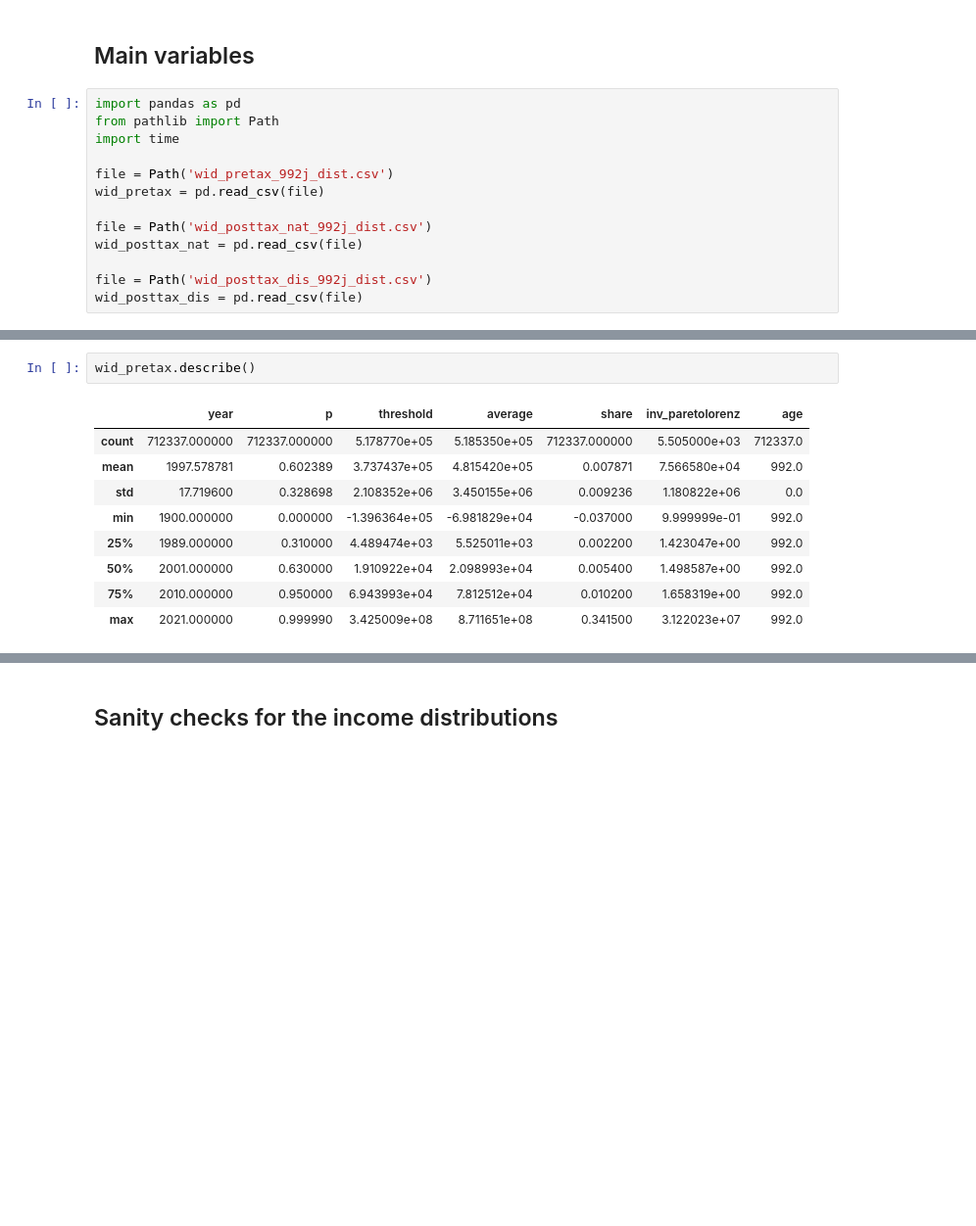
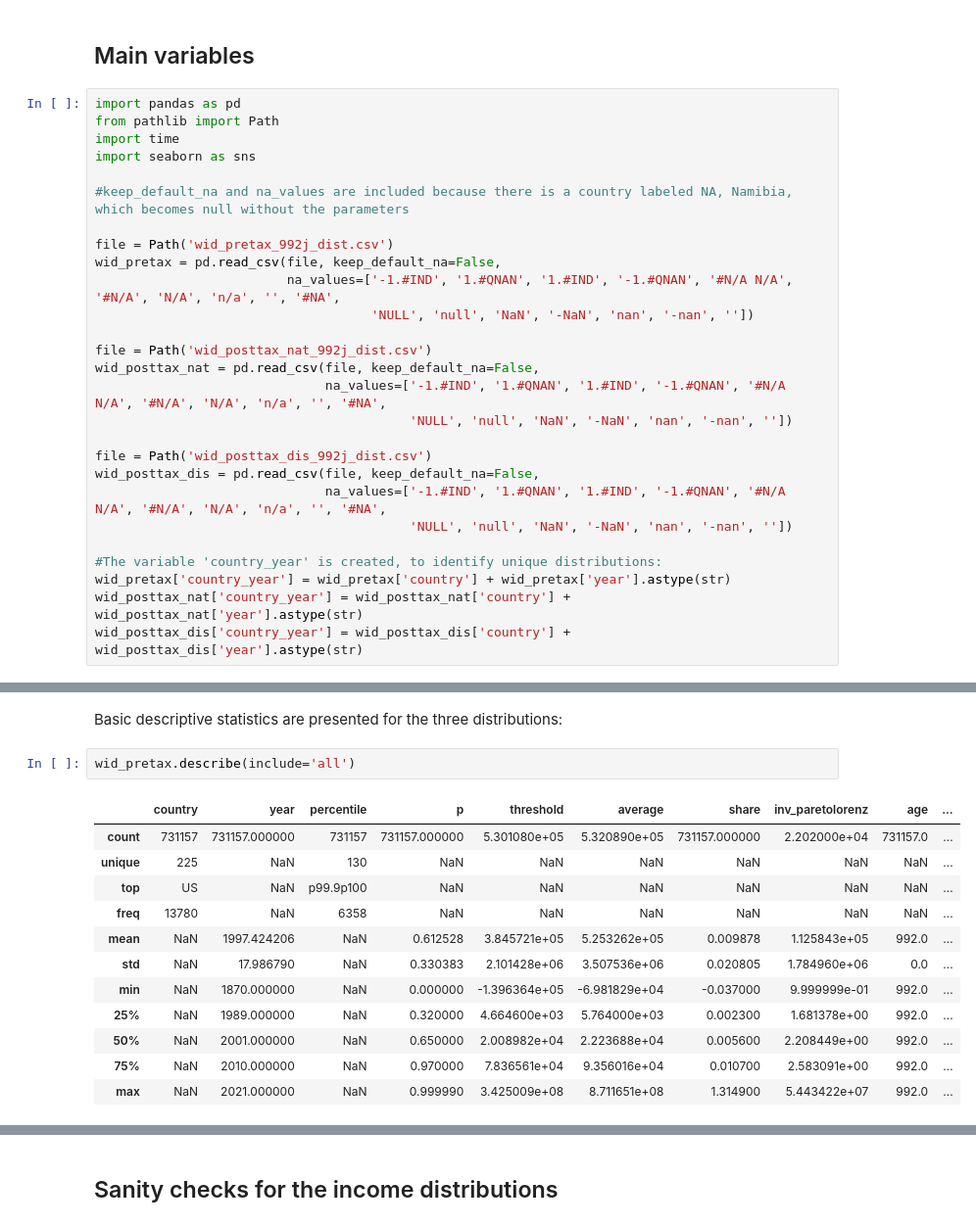
Before and after one commit to owid/notebooks, a Jupyter notebook: PabloArriagada/poverty_inequality_dataexplorer/WID/wid.ipynb, the cells around one changed output, grey strips where cells are left out. Shown at 98% size. Saved outputs shown, nothing was run; the diff lists cells and outputs as text; blank space fills up the shorter version.

Commit message:
WID - Sanity checks
Mostly checking which distributions have all the 130 quantiles queried in Stata

```diff
--- a/PabloArriagada/poverty_inequality_dataexplorer/WID/wid.ipynb
+++ b/PabloArriagada/poverty_inequality_dataexplorer/WID/wid.ipynb
@@ -21,12 +23,26 @@ The distributions analysed in this notebook come from commands given in the `wid
 import pandas as pd
 from pathlib import Path
 import time
+import seaborn as sns
+
+#keep_default_na and na_values are included because there is a country labeled NA, Namibia, which becomes null without the parameters
 
 file = Path('wid_pretax_992j_dist.csv')
-wid_pretax = pd.read_csv(file)
+wid_pretax = pd.read_csv(file, keep_default_na=False,
+                         na_values=['-1.#IND', '1.#QNAN', '1.#IND', '-1.#QNAN', '#N/A N/A', '#N/A', 'N/A', 'n/a', '', '#NA',
+                                    'NULL', 'null', 'NaN', '-NaN', 'nan', '-nan', ''])
 
 file = Path('wid_posttax_nat_992j_dist.csv')
-wid_posttax_nat = pd.read_csv(file)
+wid_posttax_nat = pd.read_csv(file, keep_default_na=False,
+                              na_values=['-1.#IND', '1.#QNAN', '1.#IND', '-1.#QNAN', '#N/A N/A', '#N/A', 'N/A', 'n/a', '', '#NA',
+                                         'NULL', 'null', 'NaN', '-NaN', 'nan', '-nan', ''])
 
 file = Path('wid_posttax_dis_992j_dist.csv')
-wid_posttax_dis = pd.read_csv(file)
+wid_posttax_dis = pd.read_csv(file, keep_default_na=False,
+                              na_values=['-1.#IND', '1.#QNAN', '1.#IND', '-1.#QNAN', '#N/A N/A', '#N/A', 'N/A', 'n/a', '', '#NA',
+                                         'NULL', 'null', 'NaN', '-NaN', 'nan', '-nan', ''])
+
+#The variable 'country_year' is created, to identify unique distributions:
+wid_pretax['country_year'] = wid_pretax['country'] + wid_pretax['year'].astype(str)
+wid_posttax_nat['country_year'] = wid_posttax_nat['country'] + wid_posttax_nat['year'].astype(str)
+wid_posttax_dis['country_year'] = wid_posttax_dis['country'] + wid_posttax_dis['year'].astype(str)
@@ -33,12 +60,17 @@ wid_posttax_dis = pd.read_csv(file)
+# %% [markdown]
+Basic descriptive statistics are presented for the three distributions:
 # %%
-wid_pretax.describe()
+wid_pretax.describe(include='all')
 # %% [output]
-|  | year | p | threshold | average | share | inv_paretolorenz | age |
-| count | 712337.000000 | 712337.000000 | 5.178770e+05 | 5.185350e+05 | 712337.000000 | 5.505000e+03 | 712337.0 |
-| mean | 1997.578781 | 0.602389 | 3.737437e+05 | 4.815420e+05 | 0.007871 | 7.566580e+04 | 992.0 |
-| std | 17.719600 | 0.328698 | 2.108352e+06 | 3.450155e+06 | 0.009236 | 1.180822e+06 | 0.0 |
-| min | 1900.000000 | 0.000000 | -1.396364e+05 | -6.981829e+04 | -0.037000 | 9.999999e-01 | 992.0 |
-| 25% | 1989.000000 | 0.310000 | 4.489474e+03 | 5.525011e+03 | 0.002200 | 1.423047e+00 | 992.0 |
-| 50% | 2001.000000 | 0.630000 | 1.910922e+04 | 2.098993e+04 | 0.005400 | 1.498587e+00 | 992.0 |
-| 75% | 2010.000000 | 0.950000 | 6.943993e+04 | 7.812512e+04 | 0.010200 | 1.658319e+00 | 992.0 |
-| max | 2021.000000 | 0.999990 | 3.425009e+08 | 8.711651e+08 | 0.341500 | 3.122023e+07 | 992.0 |
+|  | country | year | percentile | p | threshold | average | share | inv_paretolorenz | age | ... |
+| count | 731157 | 731157.000000 | 731157 | 731157.000000 | 5.301080e+05 | 5.320890e+05 | 731157.000000 | 2.202000e+04 | 731157.0 | ... |
+| unique | 225 | NaN | 130 | NaN | NaN | NaN | NaN | NaN | NaN | ... |
+| top | US | NaN | p99.9p100 | NaN | NaN | NaN | NaN | NaN | NaN | ... |
+| freq | 13780 | NaN | 6358 | NaN | NaN | NaN | NaN | NaN | NaN | ... |
+| mean | NaN | 1997.424206 | NaN | 0.612528 | 3.845721e+05 | 5.253262e+05 | 0.009878 | 1.125843e+05 | 992.0 | ... |
+| std | NaN | 17.986790 | NaN | 0.330383 | 2.101428e+06 | 3.507536e+06 | 0.020805 | 1.784960e+06 | 0.0 | ... |
+| min | NaN | 1870.000000 | NaN | 0.000000 | -1.396364e+05 | -6.981829e+04 | -0.037000 | 9.999999e-01 | 992.0 | ... |
+| 25% | NaN | 1989.000000 | NaN | 0.320000 | 4.664600e+03 | 5.764000e+03 | 0.002300 | 1.681378e+00 | 992.0 | ... |
+| 50% | NaN | 2001.000000 | NaN | 0.650000 | 2.008982e+04 | 2.223688e+04 | 0.005600 | 2.208449e+00 | 992.0 | ... |
+| 75% | NaN | 2010.000000 | NaN | 0.970000 | 7.836561e+04 | 9.356016e+04 | 0.010700 | 2.583091e+00 | 992.0 | ... |
+| max | NaN | 2021.000000 | NaN | 0.999990 | 3.425009e+08 | 8.711651e+08 | 1.314900 | 5.443422e+07 | 992.0 | ... |
```
Also changed, not shown: parts of 42 cells of this notebook, 9 other files.
